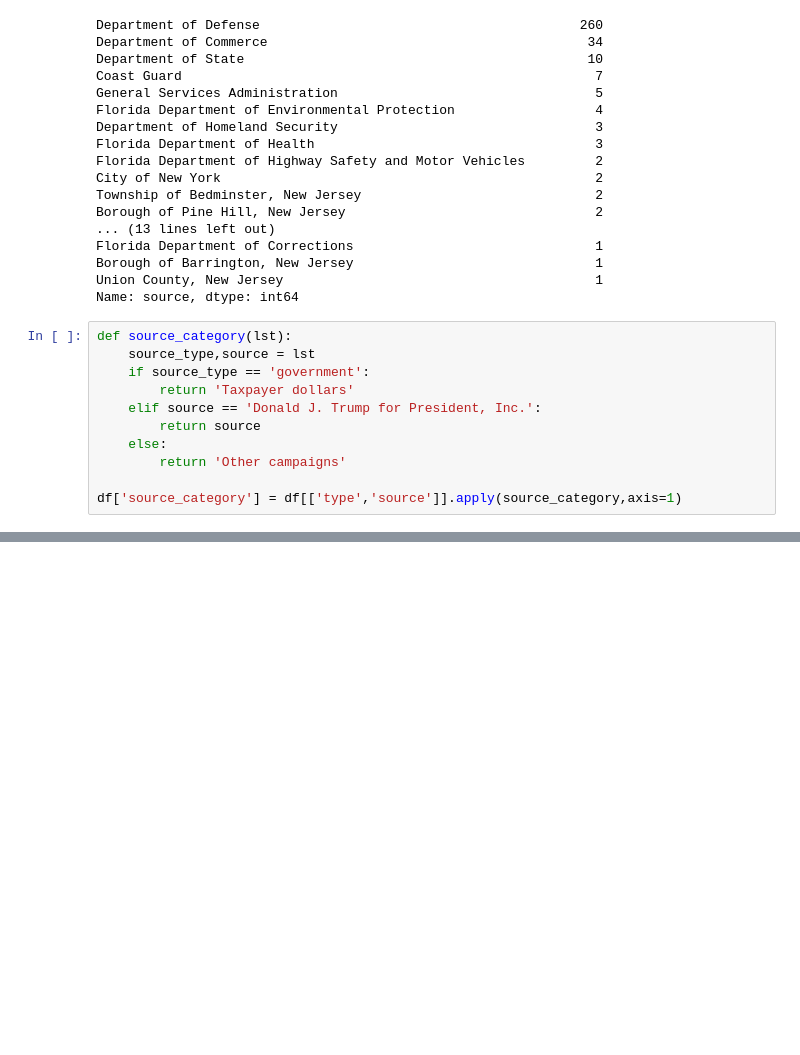
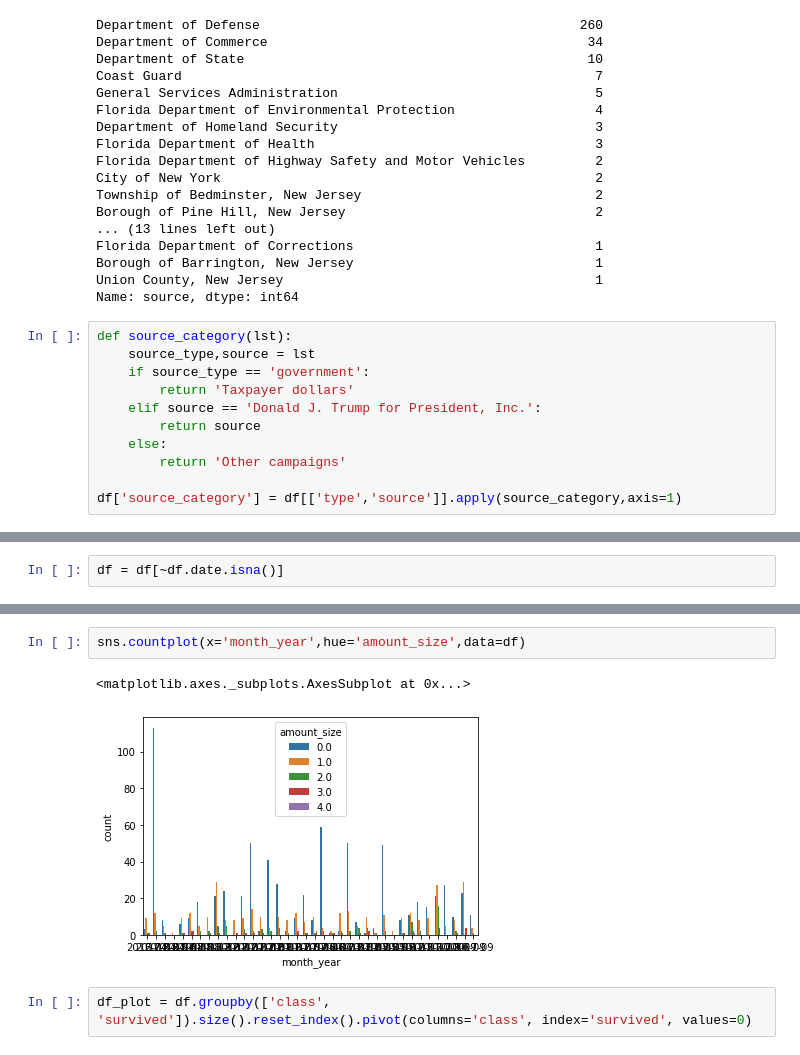
Before and after one commit to climatebrad/dc-ds-100719, a Jupyter notebook: module-1/week-2/day-4-seaborn/seaborn-brad.ipynb, the cells around one changed output, grey strips where cells are left out. Saved outputs shown, nothing was run; the diff lists cells and outputs as text; blank space fills up the shorter version.

```diff
--- a/module-1/week-2/day-4-seaborn/seaborn-brad.ipynb
+++ b/module-1/week-2/day-4-seaborn/seaborn-brad.ipynb
@@ -313,0 +336,2 @@ df.head()
+# %%
+df = df[~df.date.isna()]
@@ -313,0 +362,7 @@ df.head()
+# %%
+sns.countplot(x='month_year',hue='amount_size',data=df)
+# %% [output]
+<matplotlib.axes._subplots.AxesSubplot at 0x...>
+[figure, added]
+# %%
+df_plot = df.groupby(['class', 'survived']).size().reset_index().pivot(columns='class', index='survived', values=0)
```
Also changed, not shown: parts of 2 cells of this notebook.
